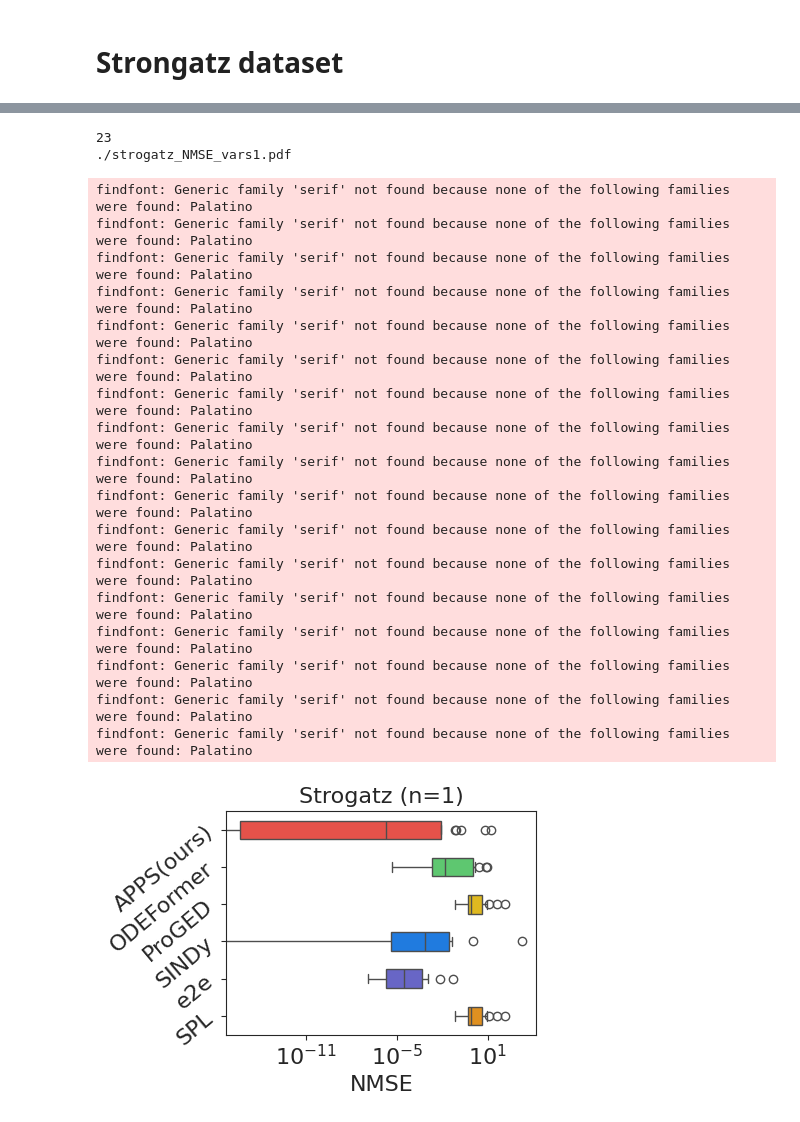
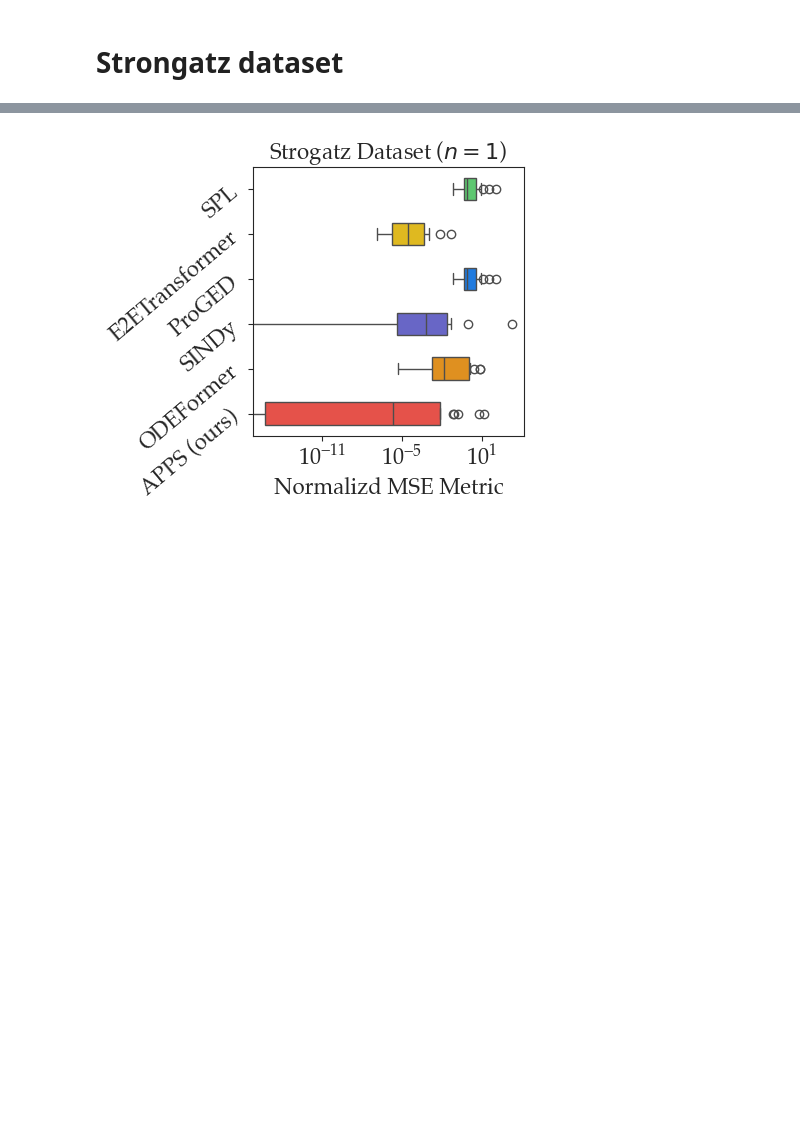
Before and after one commit to jiangnanhugo/ASD-ODE, a Jupyter notebook: plots/quantile visualization.ipynb, the cells around one changed output, grey strips where cells are left out. Saved outputs shown, nothing was run; the diff lists cells and outputs as text; code cells hidden in the pictures; blank space fills up the shorter version.

```diff
--- a/plots/quantile visualization.ipynb
+++ b/plots/quantile visualization.ipynb
@@ -5,7 +5,7 @@ import pandas as pd
 import matplotlib.pyplot as plt
 from matplotlib import rc
 # red, blue, green, yellow, purple, orange, teal blue, pink, other color
-palette=['#ff3b30', '#4cd964','#ffcc00',  '#007aff','#5856d6', '#ff9500', '#5ac8fa', '#ff2d55','#969783']
+palette=['#4cd964','#ffcc00',  '#007aff','#5856d6', '#ff9500','#ff3b30',  '#5ac8fa', '#ff2d55','#969783']
 markers=['o', '^', '<', 'd', '*','2']
 sns.set_style("ticks")
 import matplotlib as mpl
@@ -18,22 +18,30 @@ import os
 basepath="./"
 # %%
 
-def plot_quantile_nmse(total, name, title, metric_name, use_logy=False, show_ylabel=True, use_hatches=False):
-    ode_transformer=[abs(float(line.split("\t")[0])) for line in total.split("\n")]
-    act_ode=[abs(float(line.split("\t")[1])) for line in total.split("\n")]
-    pysindy=[abs(float(line.split("\t")[2])) for line in total.split("\n")]
-    e2e=[abs(float(line.split("\t")[3])) for line in total.split("\n")]
-    spl=[abs(float(line.split("\t")[4])) for line in total.split("\n")]
-    proged=[abs(float(line.split("\t")[4])) for line in total.split("\n")]
+def plot_quantile_nmse(total, name, title, metric_name, use_logy=False, show_ylabel=True, useabs=True, use_hatches=True):
+    if useabs:
+        ode_transformer=[abs(float(line.split("\t")[0])) for line in total.split("\n")]
+        act_ode=[abs(float(line.split("\t")[1])) for line in total.split("\n")]
+        pysindy=[abs(float(line.split("\t")[2])) for line in total.split("\n")]
+        e2e=[abs(float(line.split("\t")[3])) for line in total.split("\n")]
+        spl=[abs(float(line.split("\t")[4])) for line in total.split("\n")]
+        proged=[abs(float(line.split("\t")[4])) for line in total.split("\n")]
+    else:
+        ode_transformer=[(float(line.split("\t")[0])) for line in total.split("\n")]
+        act_ode=[(float(line.split("\t")[1])) for line in total.split("\n")]
+        pysindy=[(float(line.split("\t")[2])) for line in total.split("\n")]
+        e2e=[(float(line.split("\t")[3])) for line in total.split("\n")]
+        spl=[(float(line.split("\t")[4])) for line in total.split("\n")]
+        proged=[(float(line.split("\t")[4])) for line in total.split("\n")]
     length=len(total.split("\n"))
     print(length)
     df=pd.DataFrame({
-        "model": act_ode+ode_transformer+proged+pysindy+e2e+spl,
-        "type": ['APPS(ours)']*length+['ODEFormer']*length+['ProGED']*length+['SINDy']*length+['e2e']*length+['SPL']*length,
+        "model": spl+e2e+proged+pysindy+ode_transformer+act_ode,
+        "type": ['SPL']*length+['E2ETransformer']*length+['ProGED']*length+['SINDy']*length+['ODEFormer']*length+['APPS (ours)']*length,
     })
 
 
-    plt.figure(figsize=(4,2.9))
+    plt.figure(figsize=(3.5,3.5))
     ax=sns.boxplot(data=df, x="model", y="type",
                    showfliers=True,
                    width=0.5, hue='type',
@@ -80,8 +88,8 @@ total="""0.004187060702	nan	-0.0002251045031	-1.81E-06	-1.207395211	-0.136178063
 8.057234096	-0.00696794363	-inf	-0.001005148556	nan	-0.003593700149
 0.01036744719	-1.90E-09	-inf	-2.07E-06	-0.8992120759	-0.9259677129
 1.312553053	-4.05E-15	0	-1.63E-05	-8.762912083	-0.7405223038"""
-metric_name="NMSE"
+metric_name="Normalizd MSE Metric"
 name=r"strogatz_"+metric_name+"_vars1"
-title=r"Strogatz (n=1)"
+title="Strogatz Dataset ("+r"$n=1$"+")"
 plot_quantile_nmse(total, name, title,metric_name=metric_name, use_logy=True, show_ylabel=True)
 # %% [output]
@@ -105,20 +98 @@ findfont: Generic family 'serif' not found because none of the following familie
-23
-./strogatz_NMSE_vars1.pdf
-findfont: Generic family 'serif' not found because none of the following families were found: Palatino
-findfont: Generic family 'serif' not found because none of the following families were found: Palatino
-findfont: Generic family 'serif' not found because none of the following families were found: Palatino
-findfont: Generic family 'serif' not found because none of the following families were found: Palatino
-findfont: Generic family 'serif' not found because none of the following families were found: Palatino
-findfont: Generic family 'serif' not found because none of the following families were found: Palatino
-findfont: Generic family 'serif' not found because none of the following families were found: Palatino
-findfont: Generic family 'serif' not found because none of the following families were found: Palatino
-findfont: Generic family 'serif' not found because none of the following families were found: Palatino
-findfont: Generic family 'serif' not found because none of the following families were found: Palatino
-findfont: Generic family 'serif' not found because none of the following families were found: Palatino
-findfont: Generic family 'serif' not found because none of the following families were found: Palatino
-findfont: Generic family 'serif' not found because none of the following families were found: Palatino
-findfont: Generic family 'serif' not found because none of the following families were found: Palatino
-findfont: Generic family 'serif' not found because none of the following families were found: Palatino
-findfont: Generic family 'serif' not found because none of the following families were found: Palatino
-findfont: Generic family 'serif' not found because none of the following families were found: Palatino
-[figure, old version]
+[figure, new version]
```
Also changed, not shown: parts of 2 cells of this notebook, 2 other files.
